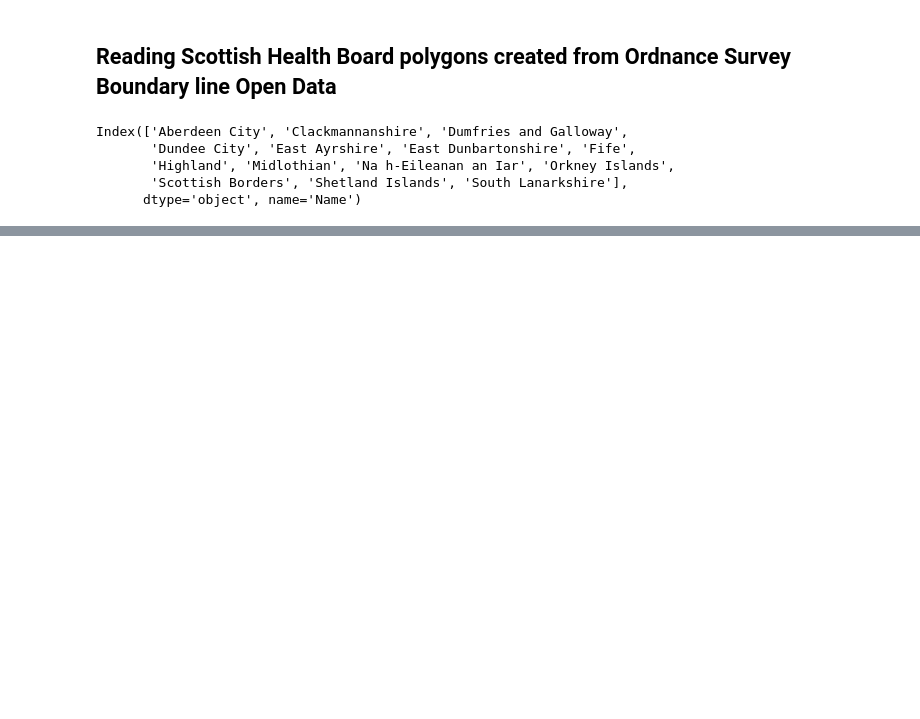
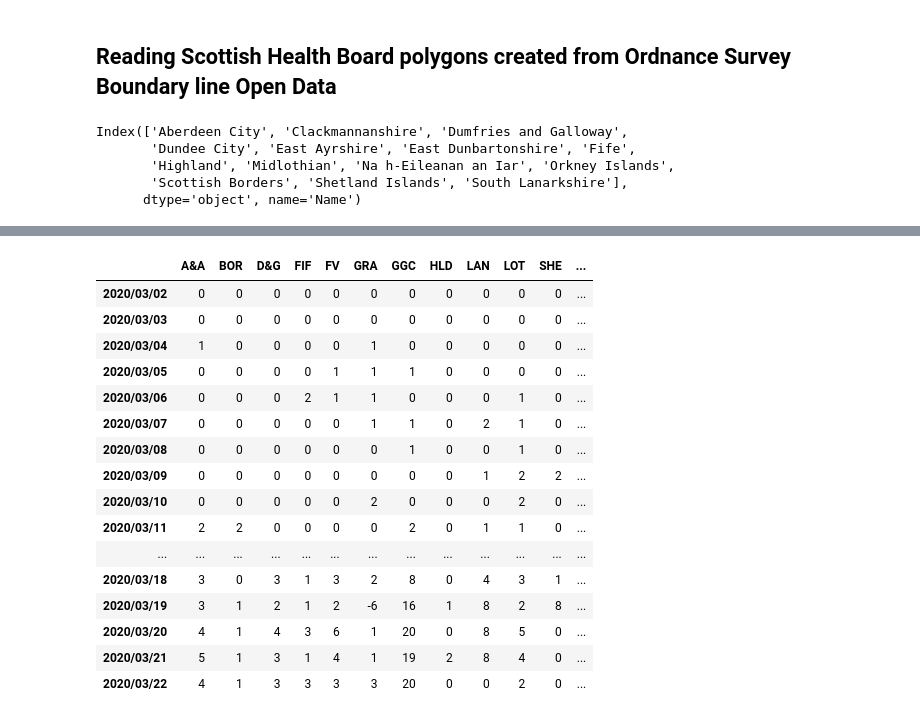
Before and after one commit to seumasmorrison/Scotland_COVID-19, a Jupyter notebook: Scotland_COVID-19.ipynb, the cells around one changed output, grey strips where cells are left out. Drawn from its saved outputs; the diff is of its cells as text; code cells hidden in the pictures; blank space fills up the shorter version.

```diff
--- a/Scotland_COVID-19.ipynb
+++ b/Scotland_COVID-19.ipynb
@@ -680,0 +655,20 @@ health_board_geo_df.to_file('scottish_health_board_counts_20200322.gpkg', driver
+# %%
+wiki_data
+# %% [output]
+|  | A&A | BOR | D&G | FIF | FV | GRA | GGC | HLD | LAN | LOT | SHE | ... |
+| 2020/03/02 | 0 | 0 | 0 | 0 | 0 | 0 | 0 | 0 | 0 | 0 | 0 | ... |
+| 2020/03/03 | 0 | 0 | 0 | 0 | 0 | 0 | 0 | 0 | 0 | 0 | 0 | ... |
+| 2020/03/04 | 1 | 0 | 0 | 0 | 0 | 1 | 0 | 0 | 0 | 0 | 0 | ... |
+| 2020/03/05 | 0 | 0 | 0 | 0 | 1 | 1 | 1 | 0 | 0 | 0 | 0 | ... |
+| 2020/03/06 | 0 | 0 | 0 | 2 | 1 | 1 | 0 | 0 | 0 | 1 | 0 | ... |
+| 2020/03/07 | 0 | 0 | 0 | 0 | 0 | 1 | 1 | 0 | 2 | 1 | 0 | ... |
+| 2020/03/08 | 0 | 0 | 0 | 0 | 0 | 0 | 1 | 0 | 0 | 1 | 0 | ... |
+| 2020/03/09 | 0 | 0 | 0 | 0 | 0 | 0 | 0 | 0 | 1 | 2 | 2 | ... |
+| 2020/03/10 | 0 | 0 | 0 | 0 | 0 | 2 | 0 | 0 | 0 | 2 | 0 | ... |
+| 2020/03/11 | 2 | 2 | 0 | 0 | 0 | 0 | 2 | 0 | 1 | 1 | 0 | ... |
+| ... | ... | ... | ... | ... | ... | ... | ... | ... | ... | ... | ... | ... |
+| 2020/03/18 | 3 | 0 | 3 | 1 | 3 | 2 | 8 | 0 | 4 | 3 | 1 | ... |
+| 2020/03/19 | 3 | 1 | 2 | 1 | 2 | -6 | 16 | 1 | 8 | 2 | 8 | ... |
+| 2020/03/20 | 4 | 1 | 4 | 3 | 6 | 1 | 20 | 0 | 8 | 5 | 0 | ... |
+| 2020/03/21 | 5 | 1 | 3 | 1 | 4 | 1 | 19 | 2 | 8 | 4 | 0 | ... |
+| 2020/03/22 | 4 | 1 | 3 | 3 | 3 | 3 | 20 | 0 | 0 | 2 | 0 | ... |
```
Also changed, not shown: parts of 35 cells of this notebook.
